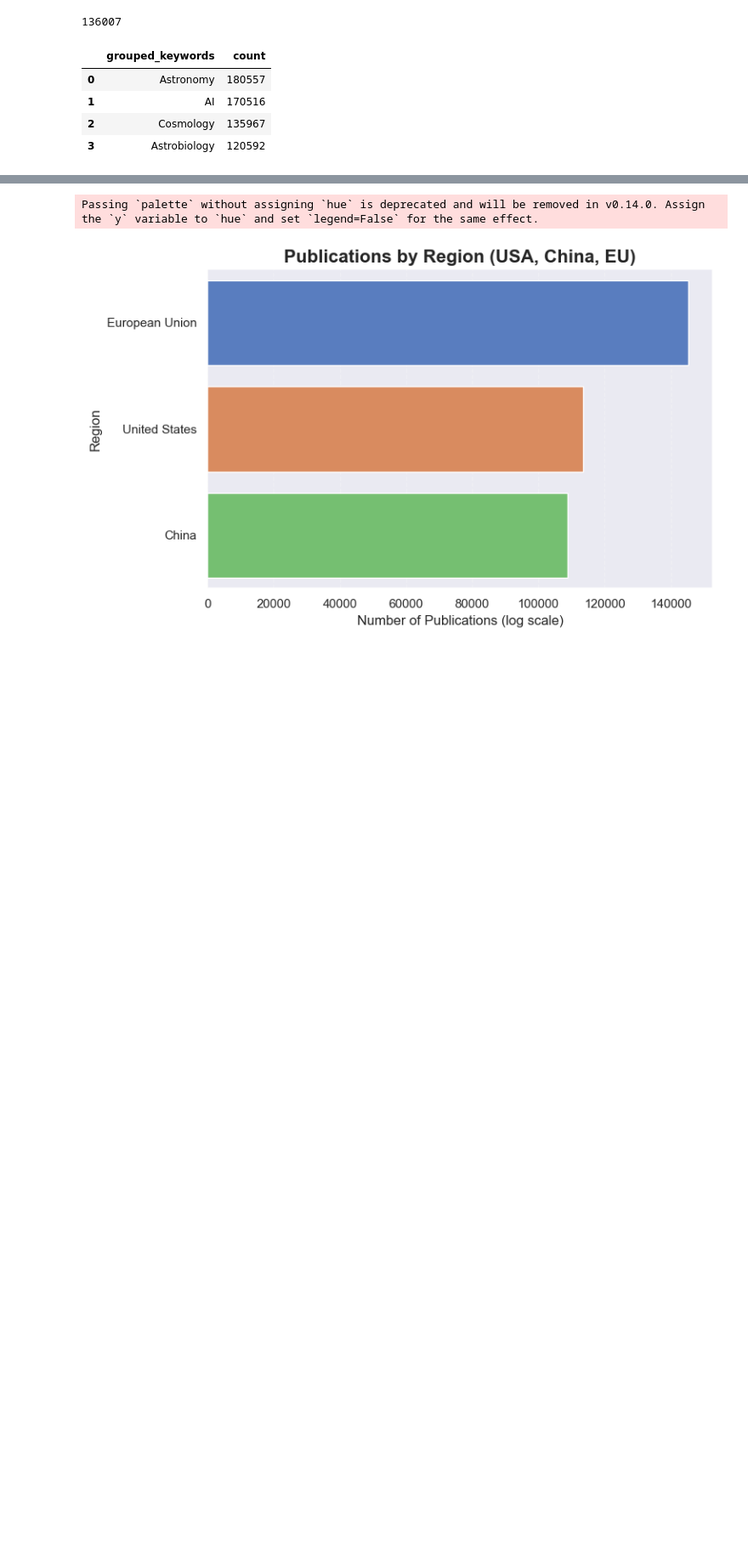
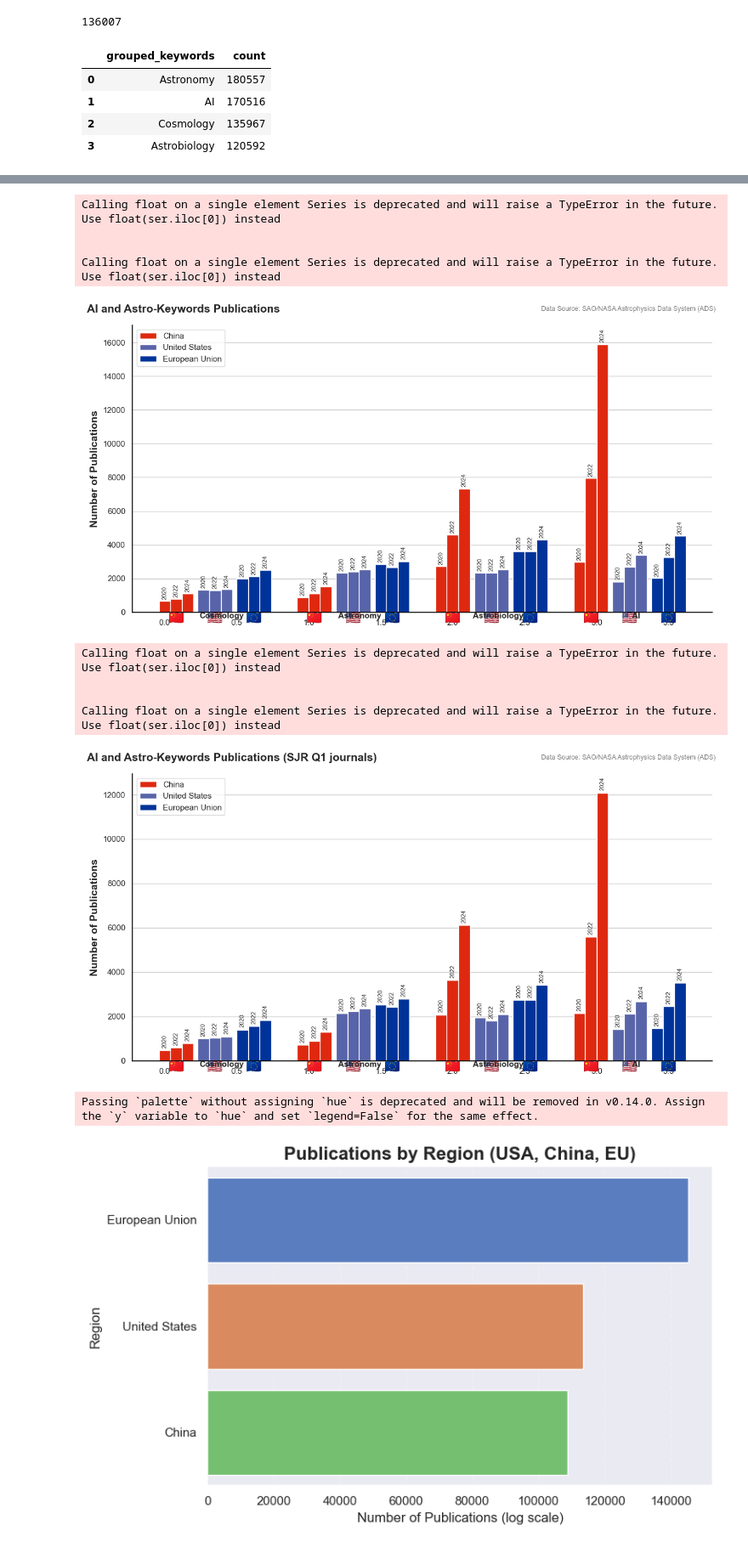
Before and after one commit to vadibekyan/ads_stats, a Jupyter notebook: ads_data_country_github.ipynb, the cells around one changed output, grey strips where cells are left out. Shown at 85% size. Cells and saved outputs as stored; diff of their text form; code cells hidden in the pictures; blank space fills up the shorter version.

Commit message:
Correct plot_keyword_comparison_grouped function

```diff
--- a/ads_data_country_github.ipynb
+++ b/ads_data_country_github.ipynb
@@ -733,3 +848,33 @@ Calling float on a single element Series is deprecated and will raise a TypeErro
+# %%
+plot_keyword_comparison_grouped(
+    df=china_usa_eu,
+    countries=["China", "United States", "European Union"],
+    keywords=["Cosmology", "Astronomy", "Astrobiology", "AI"],
+    years=[2020, 2022, 2024],
+    title="AI and Astro-Keywords Publications",
+    filename="figures/ai_astropub_keywords_trend.png"
+)
+
+china_usa_eu_q1 =china_usa_eu[china_usa_eu.sjr_quartile == 'Q1']
+plot_keyword_comparison_grouped(
+    df=china_usa_eu_q1,
+    countries=["China", "United States", "European Union"],
+    keywords=["Cosmology", "Astronomy", "Astrobiology", "AI"],
+    years=[2020, 2022, 2024],
+    title="AI and Astro-Keywords Publications (SJR Q1 journals)",
+    filename="figures/ai_astropub_keywords_trend_q1.png"
+)
+# %% [output]
+Calling float on a single element Series is deprecated and will raise a TypeError in the future. Use float(ser.iloc[0]) instead
+
+
+Calling float on a single element Series is deprecated and will raise a TypeError in the future. Use float(ser.iloc[0]) instead
+[figure, added]
+Calling float on a single element Series is deprecated and will raise a TypeError in the future. Use float(ser.iloc[0]) instead
+
+
+Calling float on a single element Series is deprecated and will raise a TypeError in the future. Use float(ser.iloc[0]) instead
+[figure, added]
 # %%
 import matplotlib.pyplot as plt
 import seaborn as sns
```
Also changed, not shown: parts of 5 cells of this notebook, 5 other files.
